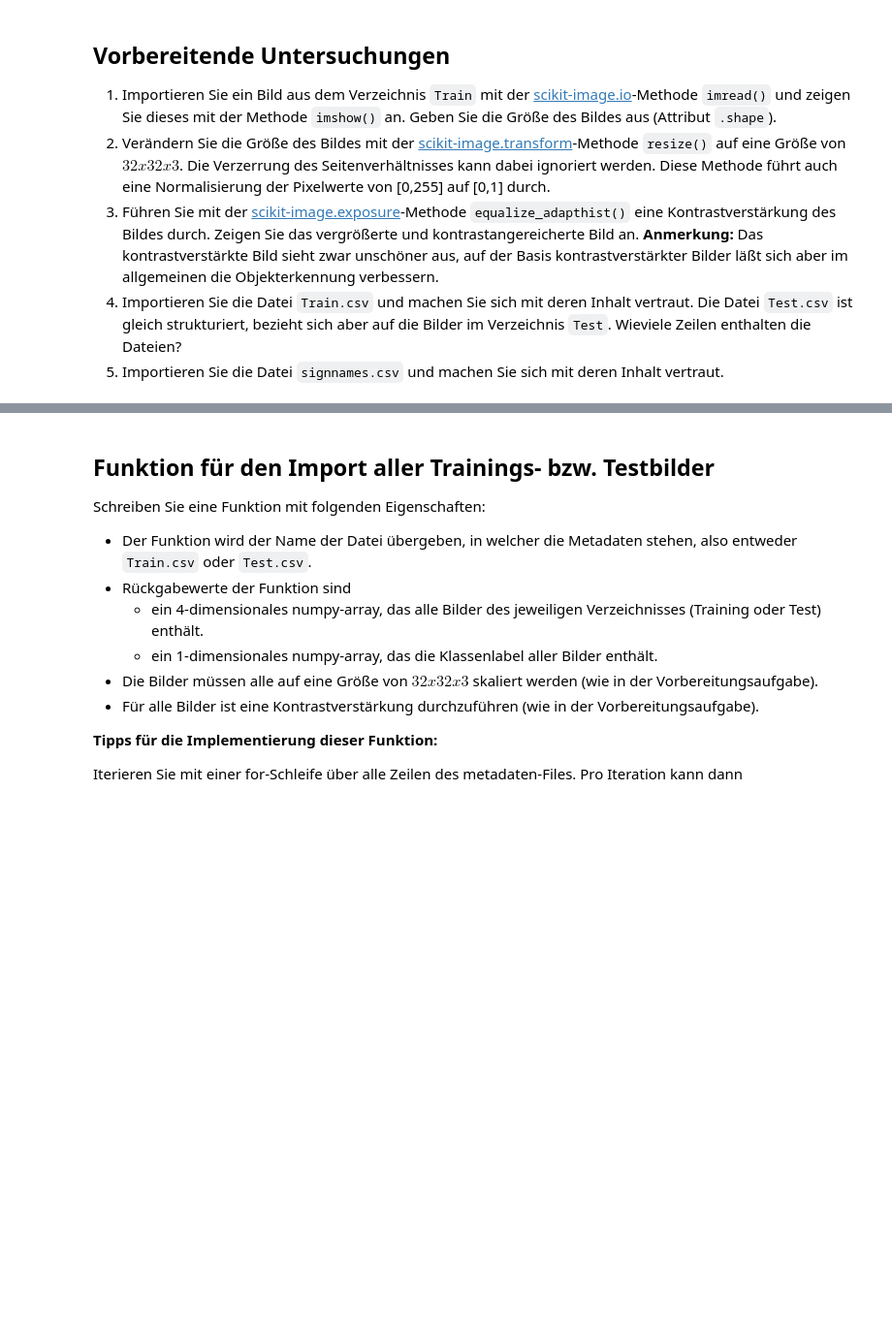
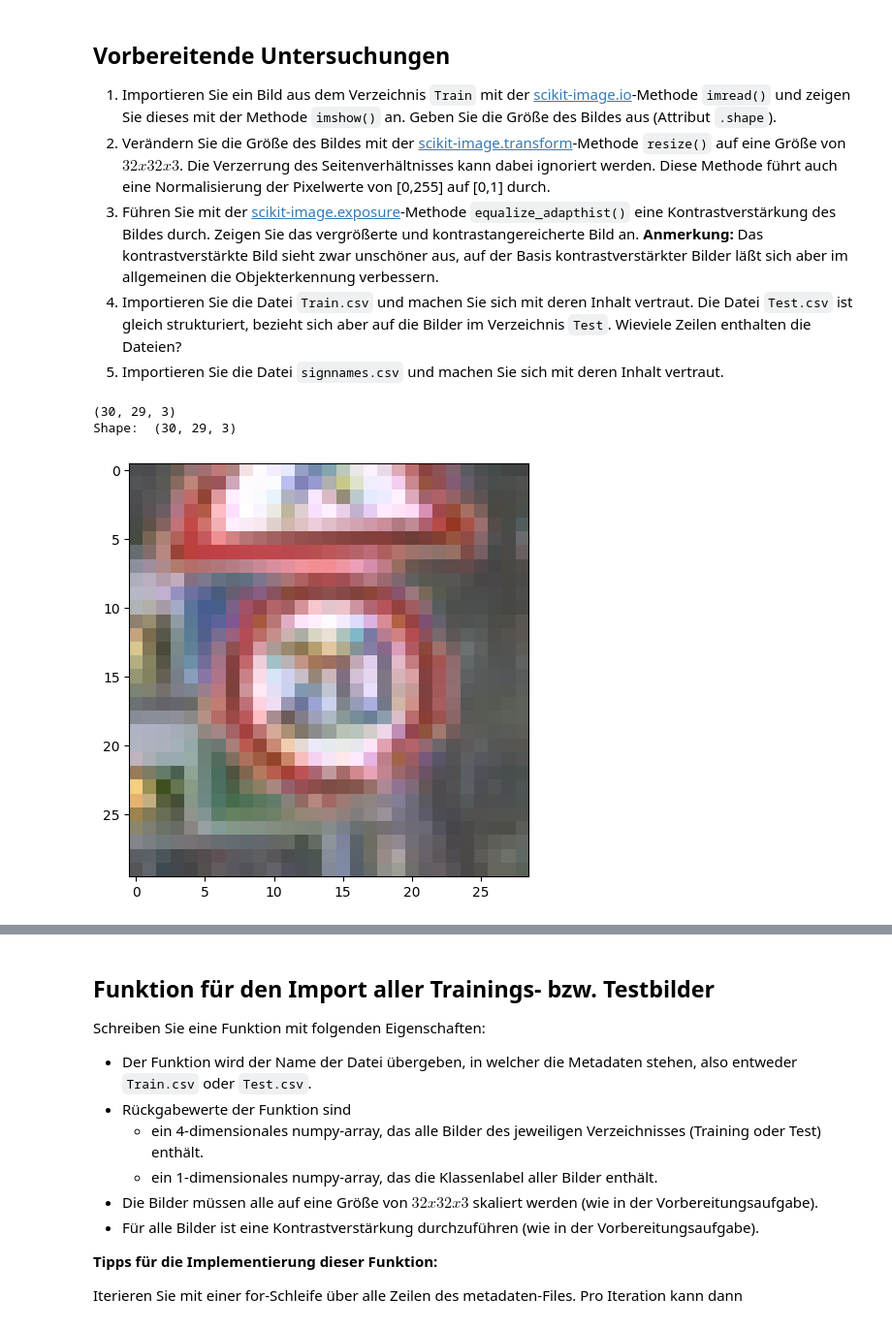
Before and after one commit to Branchverse/datamininglecture, a Jupyter notebook: 6_traffic_sign_recognition/TrafficSignClassification.ipynb, the cells around one changed output, grey strips where cells are left out. Shown at 97% size. Drawn from its saved outputs; the diff is of its cells as text; code cells hidden in the pictures; blank space fills up the shorter version.

```diff
--- a/6_traffic_sign_recognition/TrafficSignClassification.ipynb
+++ b/6_traffic_sign_recognition/TrafficSignClassification.ipynb
@@ -43,0 +50,11 @@ Machen Sie sich mit der Implementierung von Neuronalen Netzen mit Tensorflow und
+# %%
+#1
+picture = "./traffic-sign-recognition/data/Train/0/00000_00000_00000.png"
+read_picture = io.imread(picture)
+print(read_picture.shape)
+io.imshow(read_picture)
+print("Shape: ",read_picture.shape)
+# %% [output]
+(30, 29, 3)
+Shape:  (30, 29, 3)
+[figure, added]
```
Also changed, not shown: parts of 4 cells of this notebook, 1 other file.
